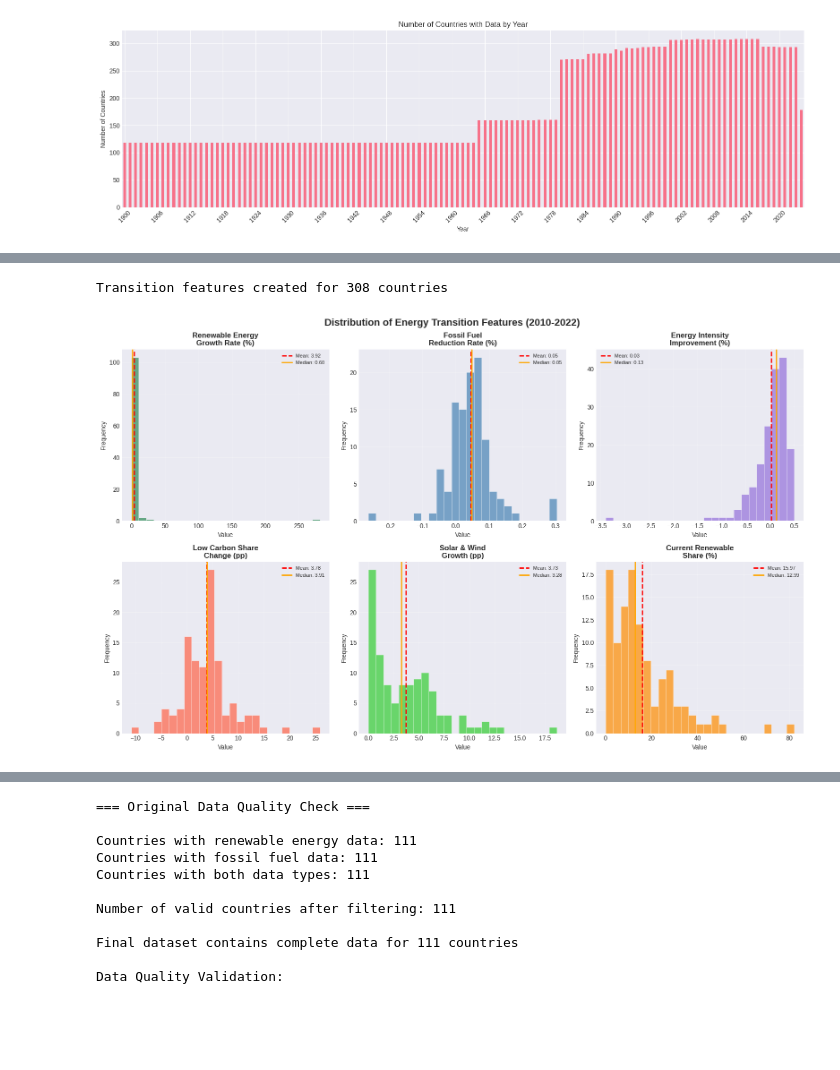
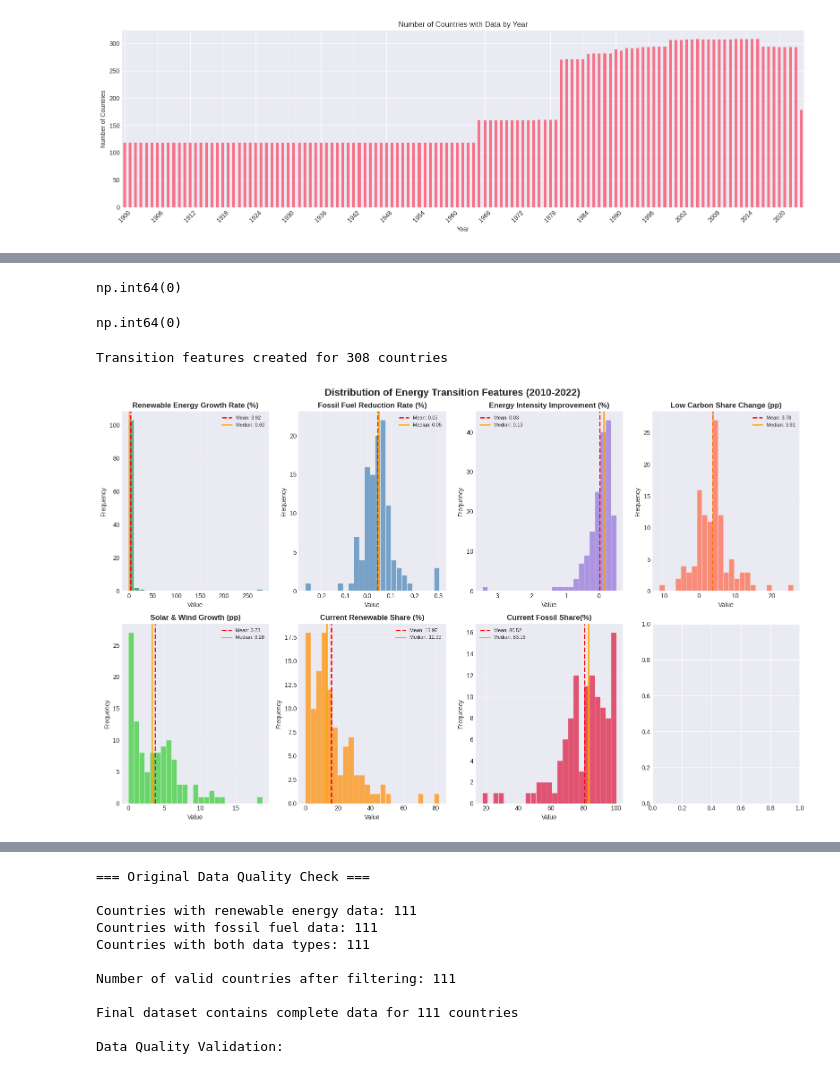
Before and after one commit to myRan-ML/Worldwide-Energy-Usage, a Jupyter notebook: 20250723_KMeans_IsolationTree_GMM.ipynb, the cells around one changed output, grey strips where cells are left out. Drawn from its saved outputs; the diff is of its cells as text; code cells hidden in the pictures; blank space fills up the shorter version.

Commit message:
update number of features with 7 and add color

```diff
--- a/20250723_KMeans_IsolationTree_GMM.ipynb
+++ b/20250723_KMeans_IsolationTree_GMM.ipynb
@@ -53,0 +58,3 @@ memory usage: 23.0+ MB
+# %%
+df_period = df[(df['year'] >= 2010) & (df['year'] <= 2022)].copy()
+df_period
@@ -54,3 +117,11 @@ memory usage: 23.0+ MB
+# %%
+country_data['renewables_share_energy'].isnull().sum()
+# %% [output]
+np.int64(0)
+# %%
+country_data['fossil_share_energy'].isnull().sum()
+# %% [output]
+np.int64(0)
 # %%
 ## 3. Feature Engineering
 
@@ -130,44 +201,44 @@ transition_df.head()
 
 
 # 改进版本
-fig, axes = plt.subplots(2, 3, figsize=(16, 10))
+fig, axes = plt.subplots(2, 4, figsize=(16, 10))
 axes = axes.ravel()
 
 # 使用不同颜色区分特征类型
-colors = ['#2E8B57', '#4682B4', '#9370DB', '#FF6347', '#32CD32', '#FF8C00']
+colors = ['#2E8B57', '#4682B4', '#9370DB', '#FF6347', '#32CD32', '#FF8C00', '#DC143C']
 feature_names = {
-    'renewable_growth_rate': 'Renewable Energy\nGrowth Rate (%)',
-    'fossil_reduction_rate': 'Fossil Fuel\nReduction Rate (%)',
-    'energy_intensity_improvement': 'Energy Intensity\nImprovement (%)',
-    'low_carbon_change': 'Low Carbon Share\nChange (pp)',
-    'solar_wind_growth': 'Solar & Wind\nGrowth (pp)',
-    'current_renewable_share': 'Current Renewable\nShare (%)'
+    'renewable_growth_rate': 'Renewable Energy Growth Rate (%)',
+    'fossil_reduction_rate': 'Fossil Fuel Reduction Rate (%)',
+    'energy_intensity_improvement': 'Energy Intensity Improvement (%)',
+    'low_carbon_change': 'Low Carbon Share Change (pp)',
+    'solar_wind_growth': 'Solar & Wind Growth (pp)',
+    'current_renewable_share': 'Current Renewable Share (%)',
+    'current_fossil_share': 'Current Fossil Share(%)'
 }
 
 for i, col in enumerate(feature_names):
     # 添加统计信息
     mean_val = transition_df[col].mean()
     median_val = transition_df[col].median()
 
     # 绘制直方图
     axes[i].hist(transition_df[col].dropna(), bins=25, alpha=0.7,
                 color=colors[i], edgecolor='white', linewidth=0.5)
 
     # 添加均值和中位数线
     axes[i].axvline(mean_val, color='red', linestyle='--', linewidth=2, label=f'Mean: {mean_val:.2f}')
     axes[i].axvline(median_val, color='orange', linestyle='-', linewidth=2, label=f'Median: {median_val:.2f}')
 
     # 改进标题和标签
     axes[i].set_title(feature_names[col], fontsize=12, fontweight='bold')
     axes[i].set_xlabel('Value', fontsize=10)
     axes[i].set_ylabel('Frequency', fontsize=10)
     axes[i].legend(fontsize=8)
     axes[i].grid(True, alpha=0.3)
 
-plt.suptitle('Distribution of Energy Transition Features (2010-2022)',
-             fontsize=16, fontweight='bold', y=0.98)
+plt.suptitle('Distribution of Energy Transition Features (2010-2022)', fontsize=16, fontweight='bold', y=0.98)
 plt.tight_layout()
 plt.show()
 # %% [output]
 Transition features created for 308 countries
-[figure, old version]
+[figure, new version]
```
Also changed, not shown: parts of 12 cells of this notebook.
